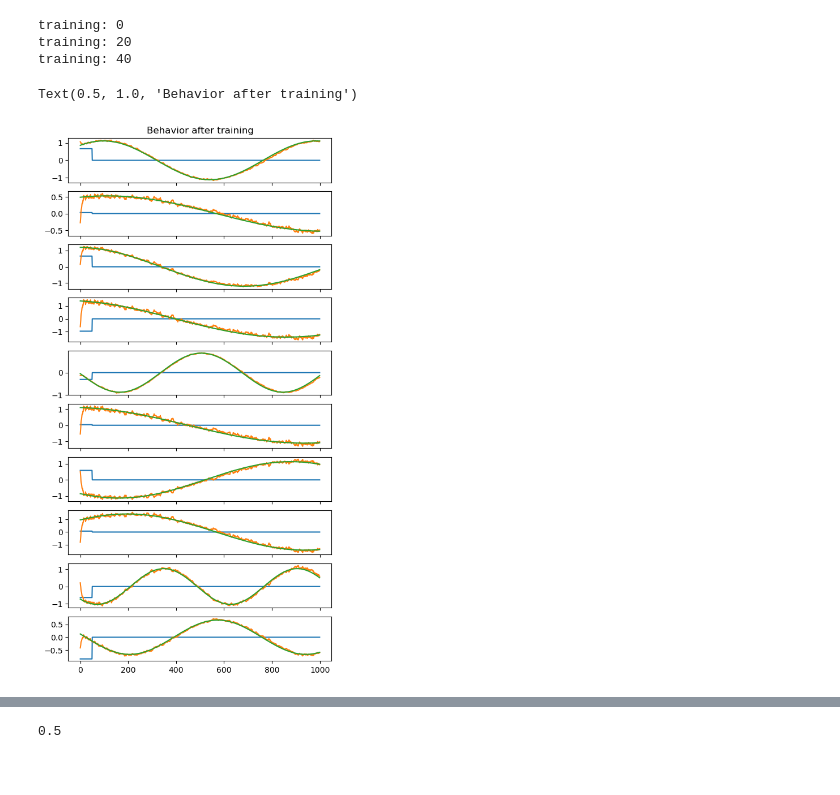
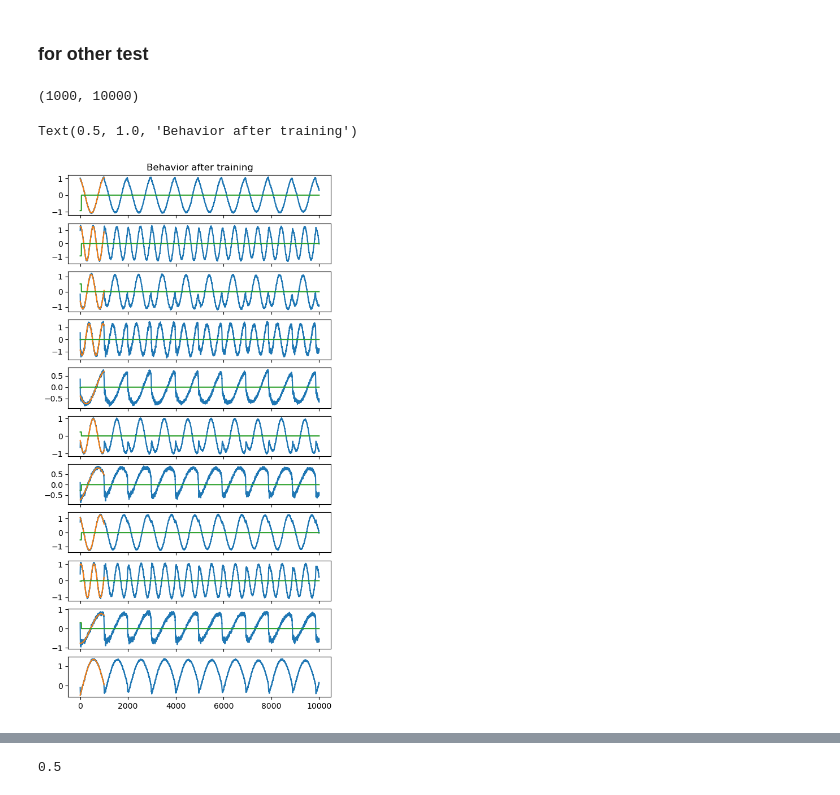
Before and after one commit to Sam-q-3736/srnn_rls, a Jupyter notebook: lif_testingGPU.ipynb, the cells around one changed output, grey strips where cells are left out. Cells and saved outputs as stored; diff of their text form; code cells hidden in the pictures.

```diff
--- a/lif_testingGPU.ipynb
+++ b/lif_testingGPU.ipynb
@@ -8,3 +23,5 @@ import seaborn as sns
+# %% [markdown]
+### for other test
 # %%
 p = create_default_params_LIF()
 # %%
@@ -17,6 +34,10 @@ net = LIFTrainingGPU(p)
 # %%
 stim0 = np.zeros((p['net_size'], int(p['runtime']/p['dt'])))
-stimr = net.gen_rand_stim(p)
+stimr = net.gen_rand_stim(0, 50)
+# %%
+np.shape(stimr)
+# %% [output]
+(1000, 10000)
 # %%
 def gen_sine_targets(N, T, dt):
 
@@ -28,36 +49,42 @@ def gen_sine_targets(N, T, dt):
         t1 = sp.stats.uniform.rvs() * 1500 + 500
         x = np.linspace(0, T, num = timesteps)
         targets[i] = amp * np.sin(2 * np.pi * (x - t0)/t1)
-    fout = np.zeros(timesteps)
+
+    fout = np.zeros((1, timesteps))
+    amp = sp.stats.uniform.rvs() + 0.5
+    t0 = sp.stats.uniform.rvs() * 2000
+    t1 = sp.stats.uniform.rvs() * 1500 + 500
+    x = np.linspace(0, T, num = timesteps)
+    fout[0] = amp * np.sin(2 * np.pi * (x - t0)/t1)
     return targets, fout
 # %%
 targ, fout = gen_sine_targets(net.N, net.T, net.dt)
 # %%
 # for i in range(5):
 #     net.run_LIF(stimr)
-net.trainGPU_LIF(stimr, targ, fout)
+net.trainGPU(stimr, targ, fout)
-# %% [output]
-training: 0
-training: 20
-training: 40
 # %%
-voltage, slow, fast = net.run_LIF(stimr)
+voltage, slow, fast = net.runGPU(stimr)
 # %%
 Jslow = np.dot(net.Js, slow)
-
+Jout = np.dot(net.W_out, slow)
 n_plot = 10
 T = net.T
 dt = net.dt
 
-fig, axs = plt.subplots(n_plot, 1, figsize = (6, 12), sharex = True)
+fig, axs = plt.subplots(n_plot  + 1, 1, figsize = (6, 12), sharex = True)
 for i in range(n_plot):
-    axs[i].plot(stimr[i])
     axs[i].plot(Jslow[i])
     axs[i].plot(targ[i])
+    axs[i].plot(stimr[i])
+
+axs[n_plot].plot(Jout[0])
+axs[n_plot].plot(fout[0])
+
 axs[0].set_title("Behavior after training")
 # %% [output]
 Text(0.5, 1.0, 'Behavior after training')
-[figure, old version]
+[figure, new version]
 # %%
 Jfast = np.dot(net.Jf, fast)
 
```
Also changed, not shown: parts of 7 cells of this notebook.
